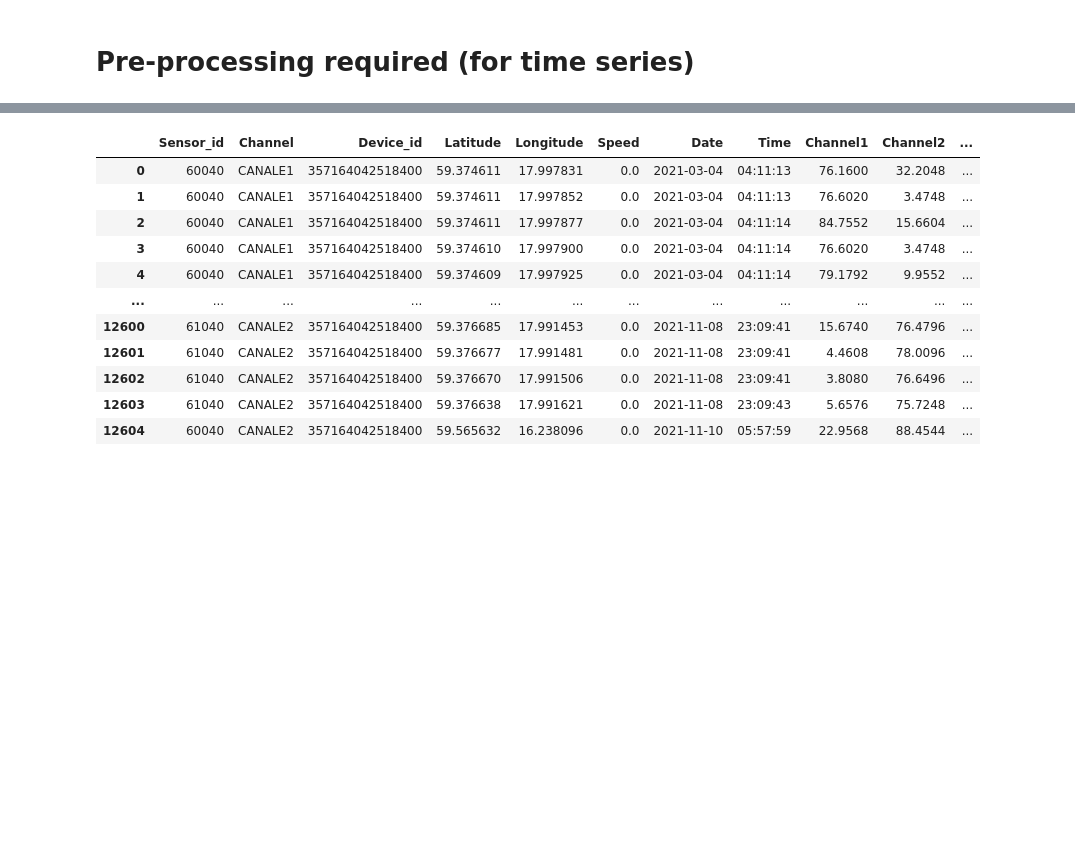
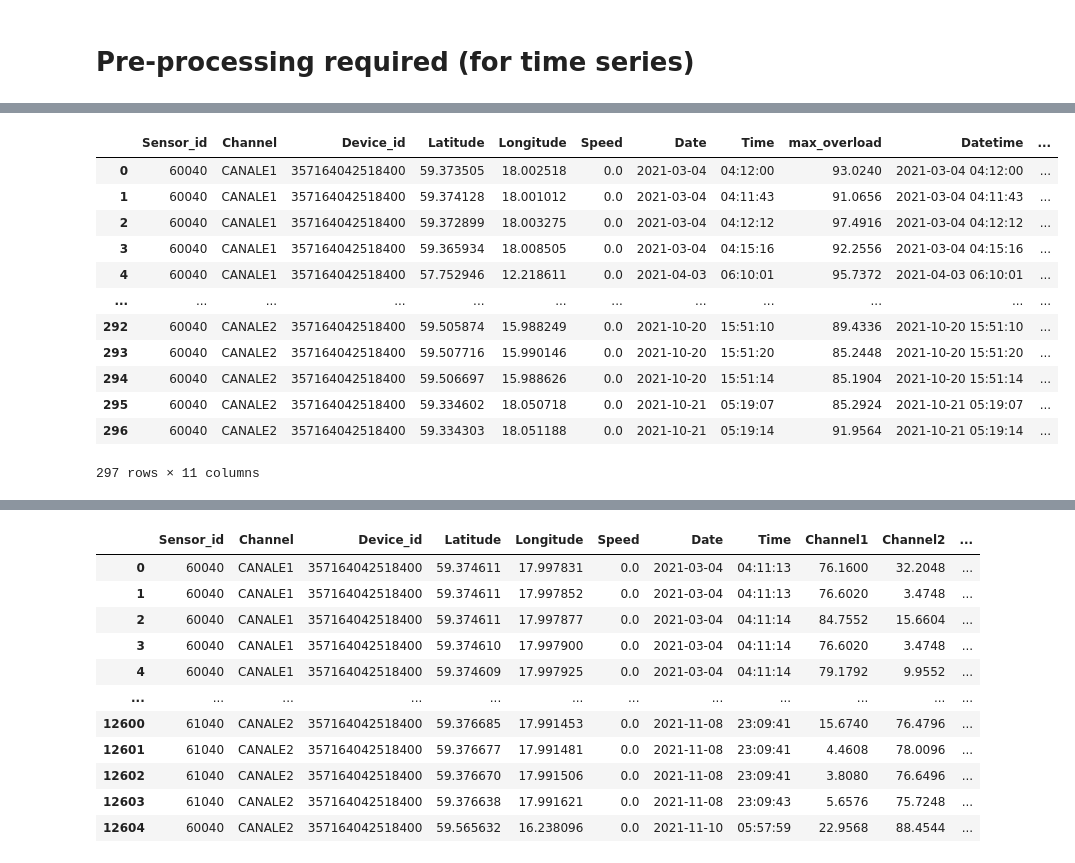
Before and after one commit to OmidSa75/Data_scinece-Smartset-overloads-PoliMI, a Jupyter notebook: main.ipynb, the cells around one changed output, grey strips where cells are left out. Drawn from its saved outputs; the diff is of its cells as text; code cells hidden in the pictures; blank space fills up the shorter version.

```diff
--- a/main.ipynb
+++ b/main.ipynb
@@ -293,0 +321,22 @@ print(counter)
+# %%
+important_nodes = []
+for cluster in np.unique(df2['5m_cluster'].values):
+    important_nodes.append(df2.loc[df2['5m_cluster']==cluster].sort_values('max_overload', ascending=False).iloc[0].values.tolist())
+
+important_nodes_df_2 = pd.DataFrame(important_nodes, columns=df2.columns)
+imp_coord = important_nodes_df_2[['Latitude', 'Longitude']].values
+important_nodes_df_2
+# %% [output]
+|  | Sensor_id | Channel | Device_id | Latitude | Longitude | Speed | Date | Time | max_overload | Datetime | ... |
+| 0 | 60040 | CANALE1 | 357164042518400 | 59.373505 | 18.002518 | 0.0 | 2021-03-04 | 04:12:00 | 93.0240 | 2021-03-04 04:12:00 | ... |
+| 1 | 60040 | CANALE1 | 357164042518400 | 59.374128 | 18.001012 | 0.0 | 2021-03-04 | 04:11:43 | 91.0656 | 2021-03-04 04:11:43 | ... |
+| 2 | 60040 | CANALE1 | 357164042518400 | 59.372899 | 18.003275 | 0.0 | 2021-03-04 | 04:12:12 | 97.4916 | 2021-03-04 04:12:12 | ... |
+| 3 | 60040 | CANALE1 | 357164042518400 | 59.365934 | 18.008505 | 0.0 | 2021-03-04 | 04:15:16 | 92.2556 | 2021-03-04 04:15:16 | ... |
+| 4 | 60040 | CANALE1 | 357164042518400 | 57.752946 | 12.218611 | 0.0 | 2021-04-03 | 06:10:01 | 95.7372 | 2021-04-03 06:10:01 | ... |
+| ... | ... | ... | ... | ... | ... | ... | ... | ... | ... | ... | ... |
+| 292 | 60040 | CANALE2 | 357164042518400 | 59.505874 | 15.988249 | 0.0 | 2021-10-20 | 15:51:10 | 89.4336 | 2021-10-20 15:51:10 | ... |
+| 293 | 60040 | CANALE2 | 357164042518400 | 59.507716 | 15.990146 | 0.0 | 2021-10-20 | 15:51:20 | 85.2448 | 2021-10-20 15:51:20 | ... |
+| 294 | 60040 | CANALE2 | 357164042518400 | 59.506697 | 15.988626 | 0.0 | 2021-10-20 | 15:51:14 | 85.1904 | 2021-10-20 15:51:14 | ... |
+| 295 | 60040 | CANALE2 | 357164042518400 | 59.334602 | 18.050718 | 0.0 | 2021-10-21 | 05:19:07 | 85.2924 | 2021-10-21 05:19:07 | ... |
+| 296 | 60040 | CANALE2 | 357164042518400 | 59.334303 | 18.051188 | 0.0 | 2021-10-21 | 05:19:14 | 91.9564 | 2021-10-21 05:19:14 | ... |
+297 rows × 11 columns
```
Also changed, not shown: parts of 22 cells of this notebook.
